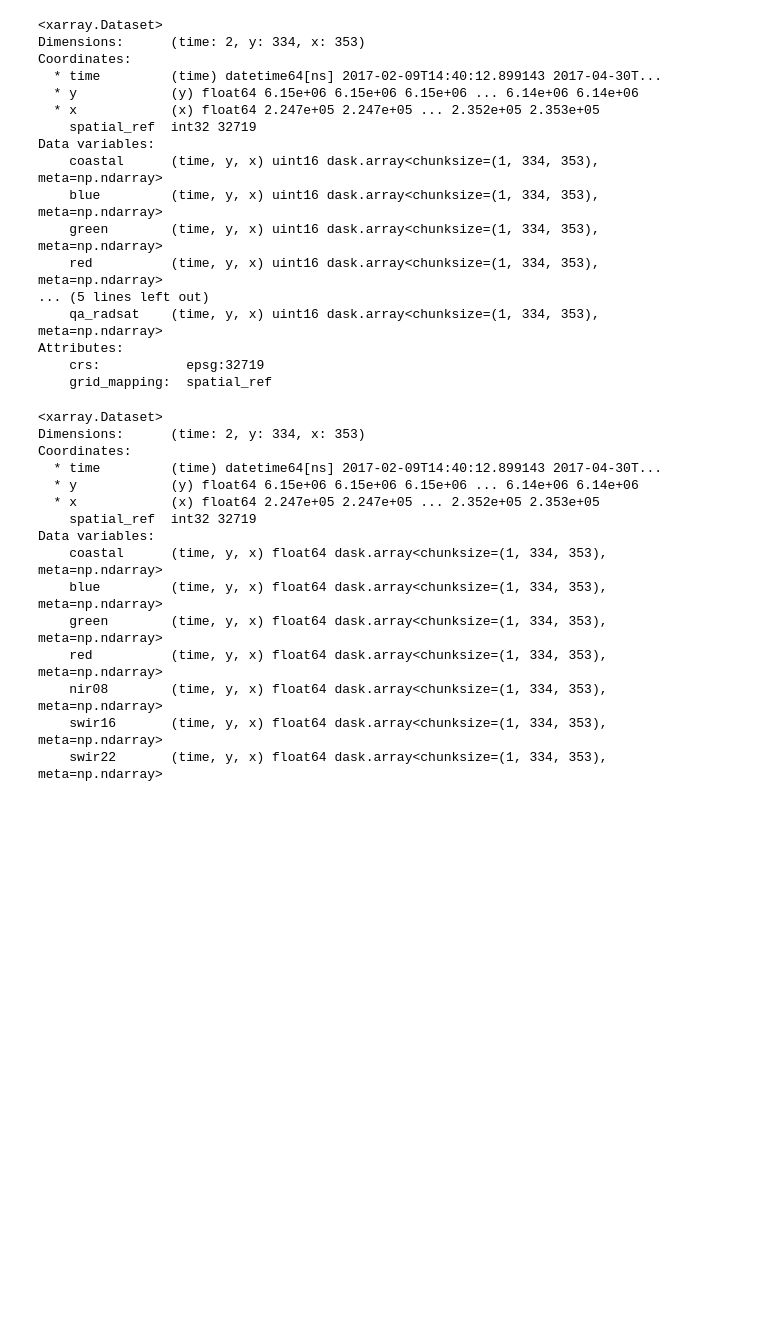
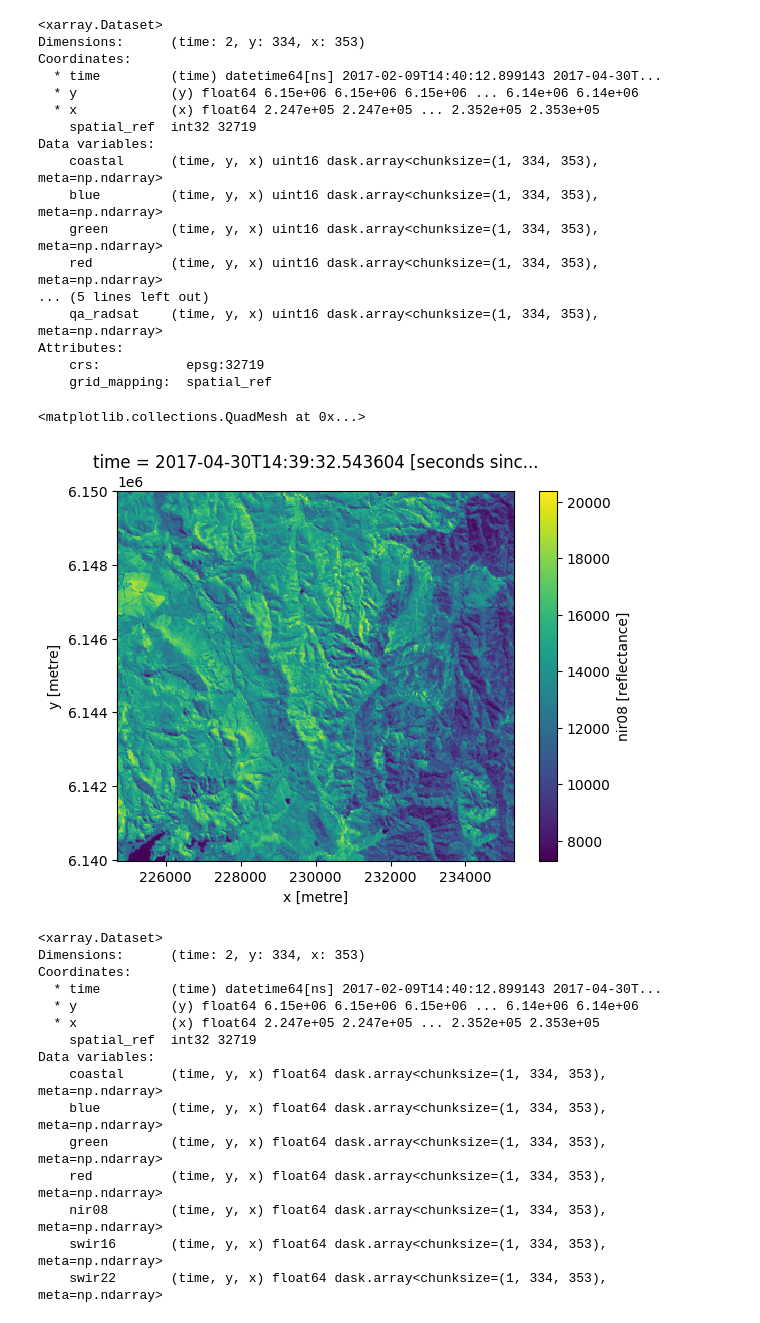
Before and after one commit to alvaroparedesl/teledeteccion_ambiental, a Jupyter notebook: taller_03/texturas.ipynb, the cells around one changed output. Cells and saved outputs as stored; diff of their text form; code cells hidden in the pictures; blank space fills up the shorter version.

```diff
--- a/taller_03/texturas.ipynb
+++ b/taller_03/texturas.ipynb
@@ -194,6 +194,11 @@ Data variables:
 Attributes:
     crs:           epsg:32719
     grid_mapping:  spatial_ref
+# %%
+ds.isel(time=1).nir08.plot()
+# %% [output]
+<matplotlib.collections.QuadMesh at 0x...>
+[figure, added]
 # %%
 quality_band = 'qa_pixel'
 refl_bands = ["coastal", "blue", "green", "red", "nir08", "swir16", "swir22"]
```
Also changed, not shown: parts of 35 cells of this notebook, 2 other files.
